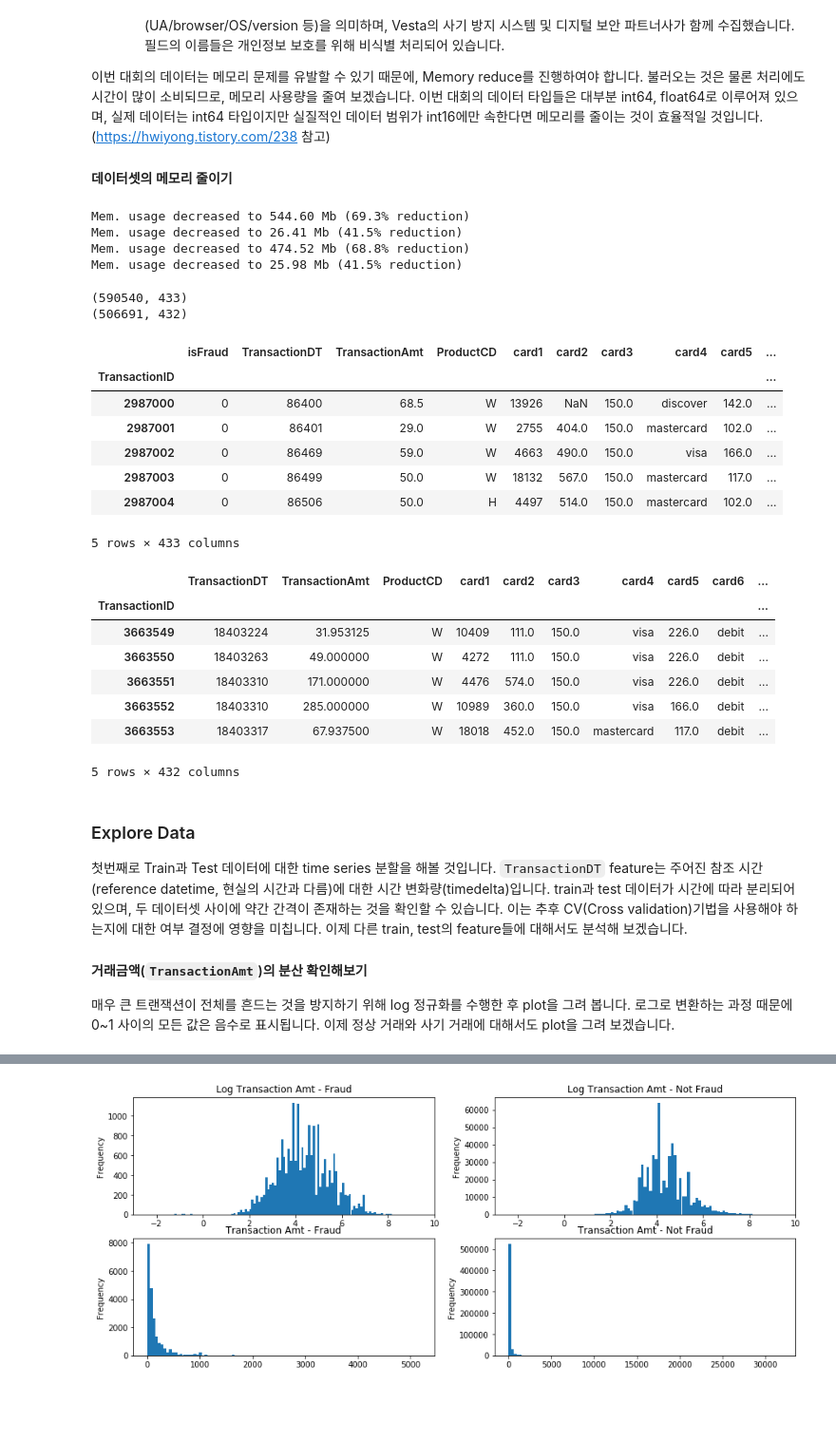
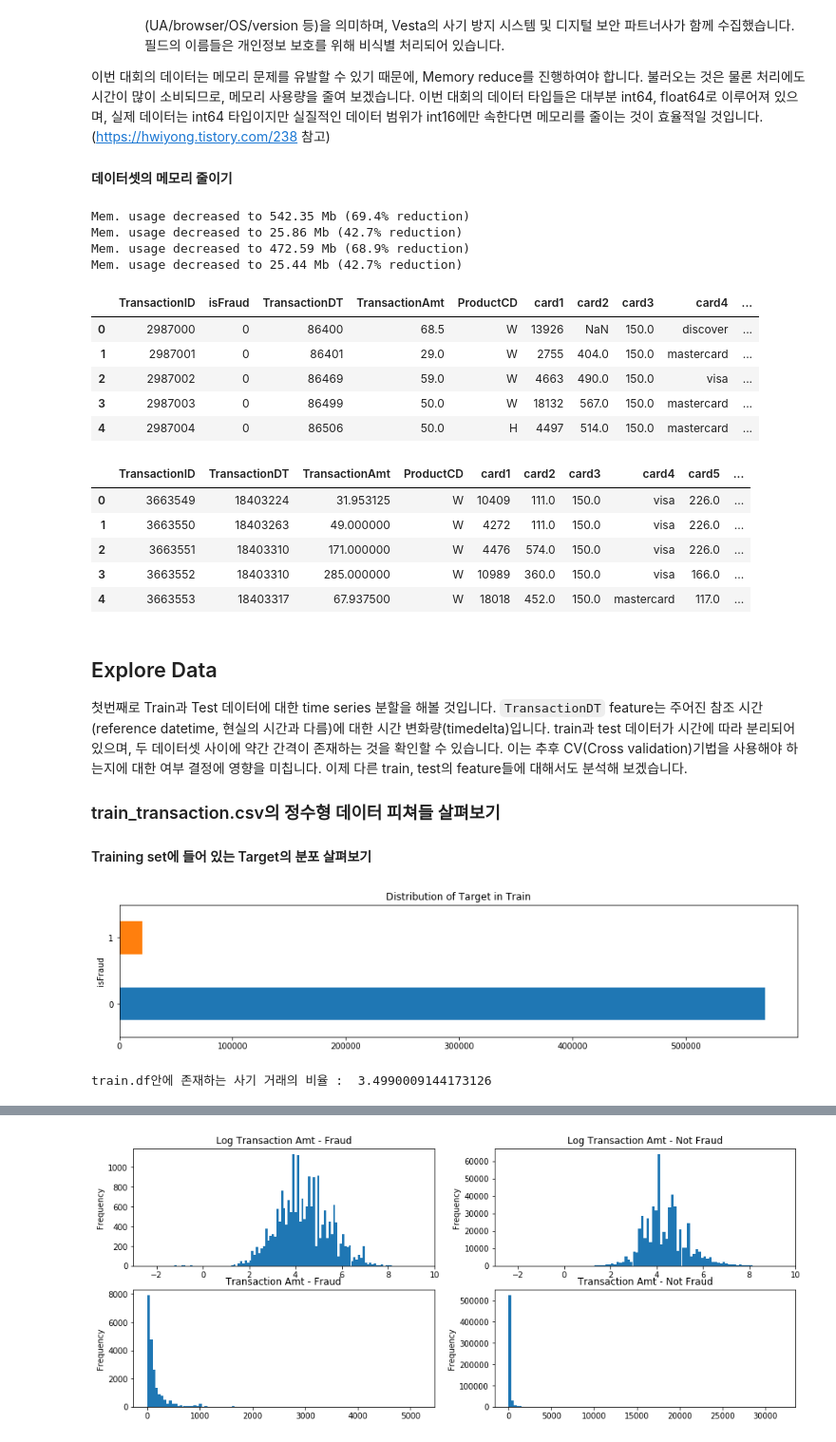
Before and after one commit to loveAlakazam/kaggle_IEEE_CIS_Fraud_Detection, a Jupyter notebook: Simple EDA of IEEE-FRAUD dataset.ipynb, the cells around one changed output, grey strips where cells are left out. Shown at 95% size. Saved outputs shown, nothing was run; the diff lists cells and outputs as text; code cells hidden in the pictures; blank space fills up the shorter version.

```diff
--- a/Simple EDA of IEEE-FRAUD dataset.ipynb
+++ b/Simple EDA of IEEE-FRAUD dataset.ipynb
@@ -24,11 +24,11 @@ print(os.listdir(dataset_dir))
 # sample_sub = pd.read_csv('../input/sample_submission.csv', index_col='TransactionID')
 
 # 데이터 로딩 (for local execution)
-train_tran = pd.read_csv(os.path.join(dataset_dir, 'train_transaction.csv'), index_col='TransactionID')
-train_iden = pd.read_csv(os.path.join(dataset_dir, 'train_identity.csv'), index_col='TransactionID')
-test_tran = pd.read_csv(os.path.join(dataset_dir, 'test_transaction.csv'), index_col='TransactionID')
-test_iden = pd.read_csv(os.path.join(dataset_dir, 'test_identity.csv'), index_col='TransactionID')
-sample_sub = pd.read_csv(os.path.join(dataset_dir, 'sample_submission.csv'), index_col='TransactionID')
+train_tran = pd.read_csv(os.path.join(dataset_dir, 'train_transaction.csv'))
+train_iden = pd.read_csv(os.path.join(dataset_dir, 'train_identity.csv'))
+test_tran = pd.read_csv(os.path.join(dataset_dir, 'test_transaction.csv'))
+test_iden = pd.read_csv(os.path.join(dataset_dir, 'test_identity.csv'))
+sample_sub = pd.read_csv(os.path.join(dataset_dir, 'sample_submission.csv'))
 # %% [markdown]
 Train과 Test 데이터는 모두 각각 Identity와 Transaction 두 개의 .csv파일로 나뉘어 있습니다. 이는 'TransactionID'라는 column으로 join되어 있습니다. 단, `train_identity.csv`와 `train_transaction.csv`의 모든 거래 내역(transactions)들이 서로 완벽히 일치하지는 않습니다.
 
@@ -90,47 +90,43 @@ train_iden = reduce_mem_usage(train_iden)
 test_tran = reduce_mem_usage(test_tran)
 test_iden = reduce_mem_usage(test_iden)
 # %% [output]
-Mem. usage decreased to 544.60 Mb (69.3% reduction)
-Mem. usage decreased to 26.41 Mb (41.5% reduction)
-Mem. usage decreased to 474.52 Mb (68.8% reduction)
-Mem. usage decreased to 25.98 Mb (41.5% reduction)
+Mem. usage decreased to 542.35 Mb (69.4% reduction)
+Mem. usage decreased to 25.86 Mb (42.7% reduction)
+Mem. usage decreased to 472.59 Mb (68.9% reduction)
+Mem. usage decreased to 25.44 Mb (42.7% reduction)
-# %%
-# Join training datasets
-train = train_tran.merge(train_iden, how='left',left_index=True, right_index=True)
-print(train.shape)
-
-# Join testing datasets
-test = test_tran.merge(test_iden, how='left',left_index=True, right_index=True)
-print(test.shape)
-# %% [output]
-(590540, 433)
-(506691, 432)
 # %%
-train.head()
+train_tran.head()
 # %% [output]
-|  | isFraud | TransactionDT | TransactionAmt | ProductCD | card1 | card2 | card3 | card4 | card5 | ... |
-| TransactionID |  |  |  |  |  |  |  |  |  | ... |
-| 2987000 | 0 | 86400 | 68.5 | W | 13926 | NaN | 150.0 | discover | 142.0 | ... |
-| 2987001 | 0 | 86401 | 29.0 | W | 2755 | 404.0 | 150.0 | mastercard | 102.0 | ... |
-| 2987002 | 0 | 86469 | 59.0 | W | 4663 | 490.0 | 150.0 | visa | 166.0 | ... |
-| 2987003 | 0 | 86499 | 50.0 | W | 18132 | 567.0 | 150.0 | mastercard | 117.0 | ... |
-| 2987004 | 0 | 86506 | 50.0 | H | 4497 | 514.0 | 150.0 | mastercard | 102.0 | ... |
+|  | TransactionID | isFraud | TransactionDT | TransactionAmt | ProductCD | card1 | card2 | card3 | card4 | ... |
+| 0 | 2987000 | 0 | 86400 | 68.5 | W | 13926 | NaN | 150.0 | discover | ... |
+| 1 | 2987001 | 0 | 86401 | 29.0 | W | 2755 | 404.0 | 150.0 | mastercard | ... |
+| 2 | 2987002 | 0 | 86469 | 59.0 | W | 4663 | 490.0 | 150.0 | visa | ... |
+| 3 | 2987003 | 0 | 86499 | 50.0 | W | 18132 | 567.0 | 150.0 | mastercard | ... |
+| 4 | 2987004 | 0 | 86506 | 50.0 | H | 4497 | 514.0 | 150.0 | mastercard | ... |
-5 rows × 433 columns
 # %%
-test.head()
+test_tran.head()
 # %% [output]
-|  | TransactionDT | TransactionAmt | ProductCD | card1 | card2 | card3 | card4 | card5 | card6 | ... |
-| TransactionID |  |  |  |  |  |  |  |  |  | ... |
-| 3663549 | 18403224 | 31.953125 | W | 10409 | 111.0 | 150.0 | visa | 226.0 | debit | ... |
-| 3663550 | 18403263 | 49.000000 | W | 4272 | 111.0 | 150.0 | visa | 226.0 | debit | ... |
-| 3663551 | 18403310 | 171.000000 | W | 4476 | 574.0 | 150.0 | visa | 226.0 | debit | ... |
-| 3663552 | 18403310 | 285.000000 | W | 10989 | 360.0 | 150.0 | visa | 166.0 | debit | ... |
-| 3663553 | 18403317 | 67.937500 | W | 18018 | 452.0 | 150.0 | mastercard | 117.0 | debit | ... |
+|  | TransactionID | TransactionDT | TransactionAmt | ProductCD | card1 | card2 | card3 | card4 | card5 | ... |
+| 0 | 3663549 | 18403224 | 31.953125 | W | 10409 | 111.0 | 150.0 | visa | 226.0 | ... |
+| 1 | 3663550 | 18403263 | 49.000000 | W | 4272 | 111.0 | 150.0 | visa | 226.0 | ... |
+| 2 | 3663551 | 18403310 | 171.000000 | W | 4476 | 574.0 | 150.0 | visa | 226.0 | ... |
+| 3 | 3663552 | 18403310 | 285.000000 | W | 10989 | 360.0 | 150.0 | visa | 166.0 | ... |
+| 4 | 3663553 | 18403317 | 67.937500 | W | 18018 | 452.0 | 150.0 | mastercard | 117.0 | ... |
-5 rows × 432 columns
 # %% [markdown]
-### Explore Data
+## Explore Data
 첫번째로 Train과 Test 데이터에 대한 time series 분할을 해볼 것입니다. `TransactionDT` feature는 주어진 참조 시간(reference datetime, 현실의 시간과 다름)에 대한 시간 변화량(timedelta)입니다. train과 test 데이터가 시간에 따라 분리되어 있으며, 두 데이터셋 사이에 약간 간격이 존재하는 것을 확인할 수 있습니다. 이는 추후 CV(Cross validation)기법을 사용해야 하는지에 대한 여부 결정에 영향을 미칩니다. 이제 다른 train, test의 feature들에 대해서도 분석해 보겠습니다.
 
-#### 거래금액(`TransactionAmt`)의 분산 확인해보기
-매우 큰 트랜잭션이 전체를 흔드는 것을 방지하기 위해 log 정규화를 수행한 후 plot을 그려 봅니다. 로그로 변환하는 과정 때문에 0~1 사이의 모든 값은 음수로 표시됩니다.
-이제 정상 거래와 사기 거래에 대해서도 plot을 그려 보겠습니다.
+### train_transaction.csv의 정수형 데이터 피쳐들 살펴보기
+#### Training set에 들어 있는 Target의 분포 살펴보기
+# %%
+train_tran.groupby('isFraud') \
+    .count()['TransactionID'] \
+    .plot(kind='barh',
+          title='Distribution of Target in Train',
+          figsize=(15, 3))
+plt.show()
+
+print('train.df안에 존재하는 사기 거래의 비율 : ', train_tran['isFraud'].mean() * 100)
+# %% [output]
+[figure, added]
+train.df안에 존재하는 사기 거래의 비율 :  3.4990009144173126
```
Also changed, not shown: parts of 33 cells of this notebook.
